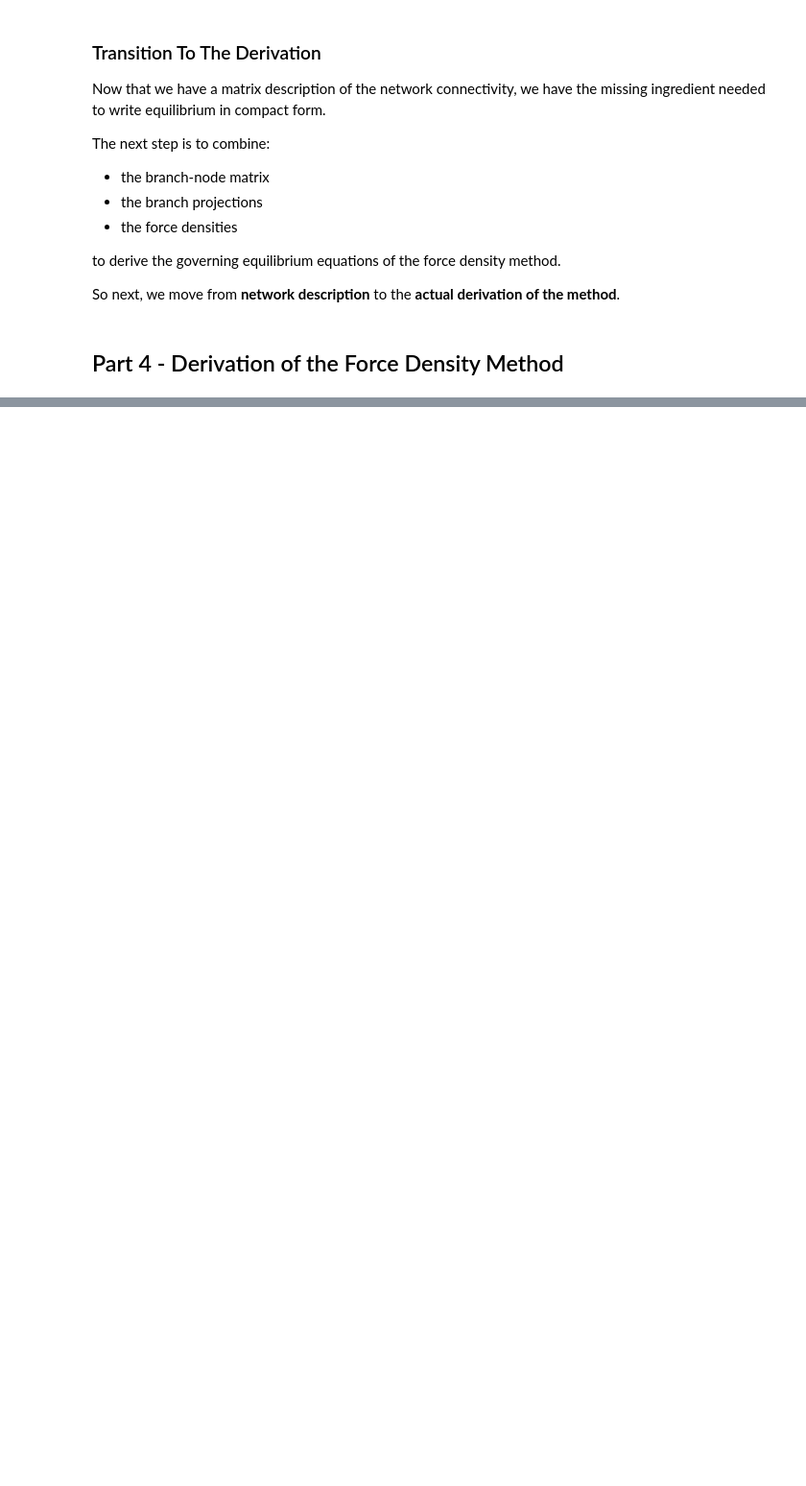
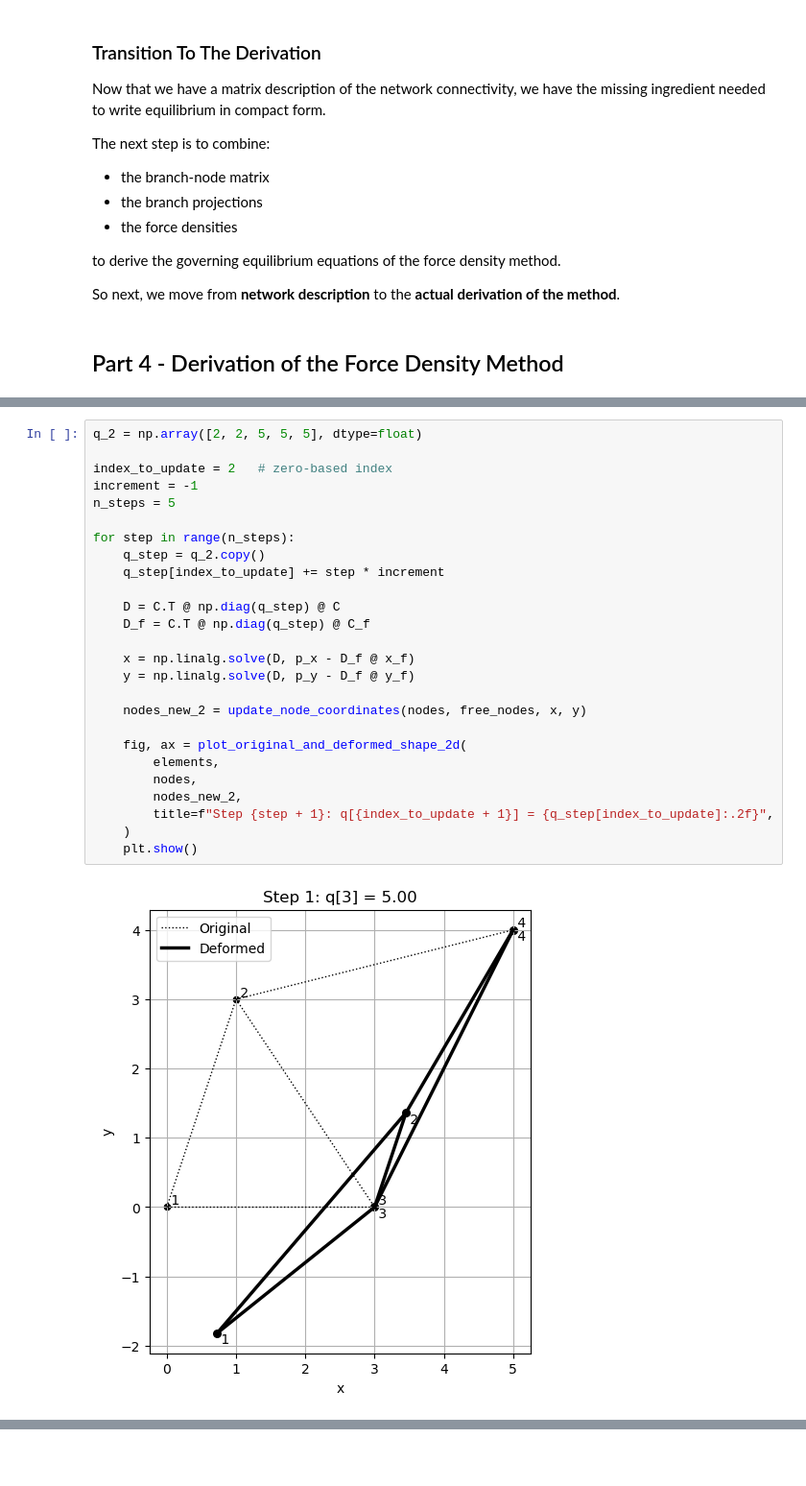
Before and after one commit to Bruun-Automation-Research-Lab/CEE6501, a Jupyter notebook: Lectures/L12/L12_2_ForceDensity.ipynb, the cells around one changed output, grey strips where cells are left out. Shown at 96% size. Saved outputs shown, nothing was run; the diff lists cells and outputs as text; blank space fills up the shorter version.

```diff
--- a/Lectures/L12/L12_2_ForceDensity.ipynb
+++ b/Lectures/L12/L12_2_ForceDensity.ipynb
@@ -1417,0 +1838,28 @@ it clarifies how methods that look very different are actually closely related.
+# %%
+q_2 = np.array([2, 2, 5, 5, 5], dtype=float)
+
+index_to_update = 2   # zero-based index
+increment = -1
+n_steps = 5
+
+for step in range(n_steps):
+    q_step = q_2.copy()
+    q_step[index_to_update] += step * increment
+
+    D = C.T @ np.diag(q_step) @ C
+    D_f = C.T @ np.diag(q_step) @ C_f
+
+    x = np.linalg.solve(D, p_x - D_f @ x_f)
+    y = np.linalg.solve(D, p_y - D_f @ y_f)
+
+    nodes_new_2 = update_node_coordinates(nodes, free_nodes, x, y)
+
+    fig, ax = plot_original_and_deformed_shape_2d(
+        elements,
+        nodes,
+        nodes_new_2,
+        title=f"Step {step + 1}: q[{index_to_update + 1}] = {q_step[index_to_update]:.2f}",
+    )
+    plt.show()
+# %% [output]
+[figure, added]
@@ -1417,0 +1870,2 @@ it clarifies how methods that look very different are actually closely related.
+# %% [markdown]
+##
```
Also changed, not shown: parts of 72 cells of this notebook, 21 other files.
